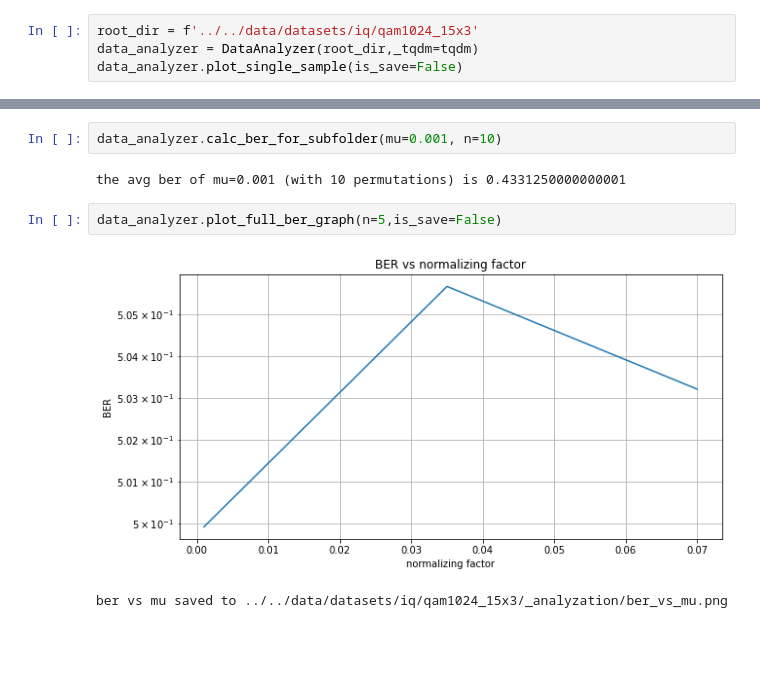
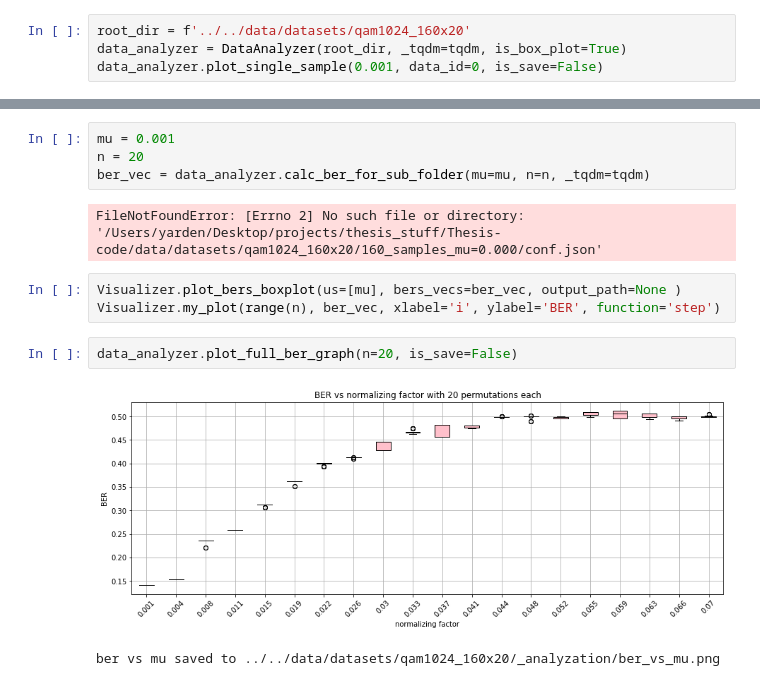
Before and after one commit to Yarden92/Thesis-code, a Jupyter notebook: apps/deep/data_analyzer.ipynb, the cells around one changed output, grey strips where cells are left out. Cells and saved outputs as stored; diff of their text form; blank space fills up the shorter version.

Commit message:
box plot

```diff
--- a/apps/deep/data_analyzer.ipynb
+++ b/apps/deep/data_analyzer.ipynb
@@ -7,7 +8,7 @@ from tqdm.notebook import tqdm
 The autoreload extension is already loaded. To reload it, use:
   %reload_ext autoreload
 # %%
-root_dir = f'../../data/datasets/iq/qam1024_15x3'
-data_analyzer = DataAnalyzer(root_dir,_tqdm=tqdm)
-data_analyzer.plot_single_sample(is_save=False)
+root_dir = f'../../data/datasets/qam1024_160x20'
+data_analyzer = DataAnalyzer(root_dir, _tqdm=tqdm, is_box_plot=True)
+data_analyzer.plot_single_sample(0.001, data_id=0, is_save=False)
 # %% [output]
@@ -19,9 +20,14 @@ images saved to ../../data/datasets/iq/qam1024_15x3/_analyzation/15_samples_mu=0
-# %%
-data_analyzer.calc_ber_for_subfolder(mu=0.001, n=10)
-# %% [output]
-the avg ber of mu=0.001 (with 10 permutations) is 0.4331250000000001
+# %%
+mu = 0.001
+n = 20
+ber_vec = data_analyzer.calc_ber_for_sub_folder(mu=mu, n=n, _tqdm=tqdm)
+# %% [output]
+FileNotFoundError: [Errno 2] No such file or directory: '/Users/yarden/Desktop/projects/thesis_stuff/Thesis-code/data/datasets/qam1024_160x20/160_samples_mu=0.000/conf.json'
+# %%
+Visualizer.plot_bers_boxplot(us=[mu], bers_vecs=ber_vec, output_path=None )
+Visualizer.my_plot(range(n), ber_vec, xlabel='i', ylabel='BER', function='step')
 # %%
-data_analyzer.plot_full_ber_graph(n=5,is_save=False)
+data_analyzer.plot_full_ber_graph(n=20, is_save=False)
 # %% [output]
-[figure, old version]
+[figure, new version]
-ber vs mu saved to ../../data/datasets/iq/qam1024_15x3/_analyzation/ber_vs_mu.png
+ber vs mu saved to ../../data/datasets/qam1024_160x20/_analyzation/ber_vs_mu.png
```
Also changed, not shown: parts of 2 cells of this notebook, 4 other files.
